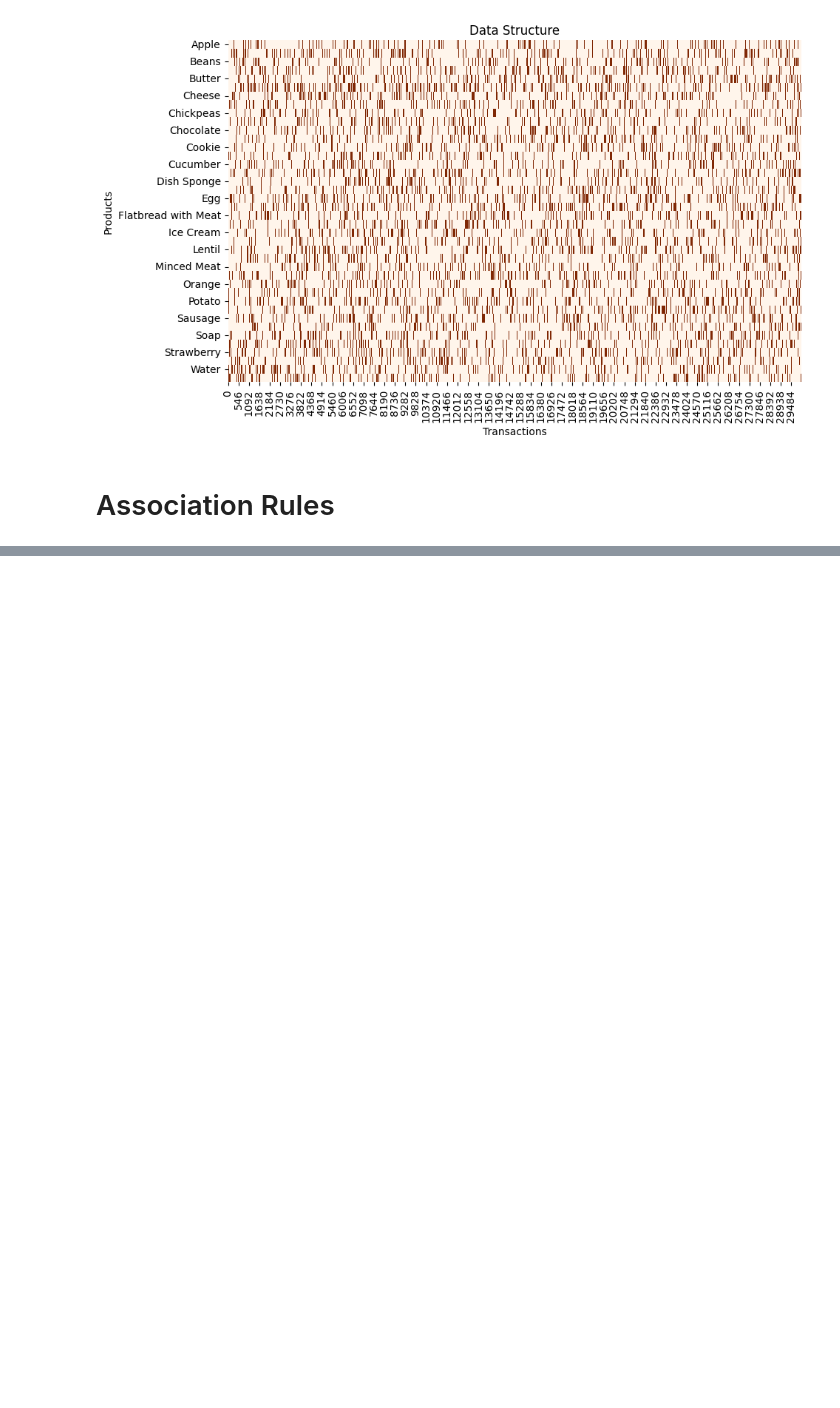
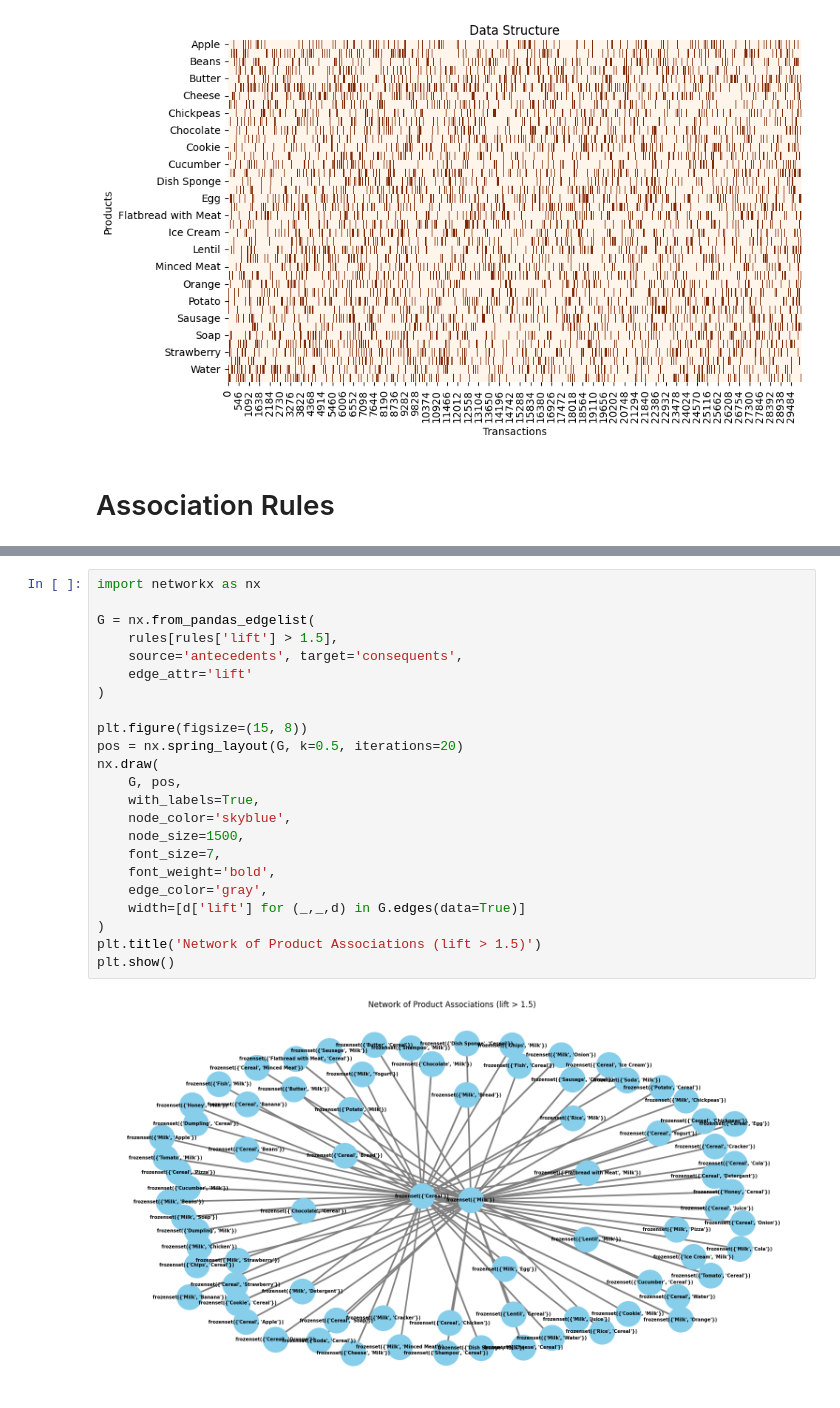
Before and after one commit to Lunalykaya/Retail-Transactions-RecSys, a Jupyter notebook: retail-transactions-eda.ipynb, the cells around one changed output, grey strips where cells are left out. Drawn from its saved outputs; the diff is of its cells as text; blank space fills up the shorter version.

```diff
--- a/retail-transactions-eda.ipynb
+++ b/retail-transactions-eda.ipynb
@@ -309,0 +367,25 @@ freq_items
+# %%
+import networkx as nx
+
+G = nx.from_pandas_edgelist(
+    rules[rules['lift'] > 1.5],
+    source='antecedents', target='consequents',
+    edge_attr='lift'
+)
+
+plt.figure(figsize=(15, 8))
+pos = nx.spring_layout(G, k=0.5, iterations=20)
+nx.draw(
+    G, pos,
+    with_labels=True,
+    node_color='skyblue',
+    node_size=1500,
+    font_size=7,
+    font_weight='bold',
+    edge_color='gray',
+    width=[d['lift'] for (_,_,d) in G.edges(data=True)]
+)
+plt.title('Network of Product Associations (lift > 1.5)')
+plt.show()
+# %% [output]
+[figure, added]
```
Also changed, not shown: parts of 9 cells of this notebook.
